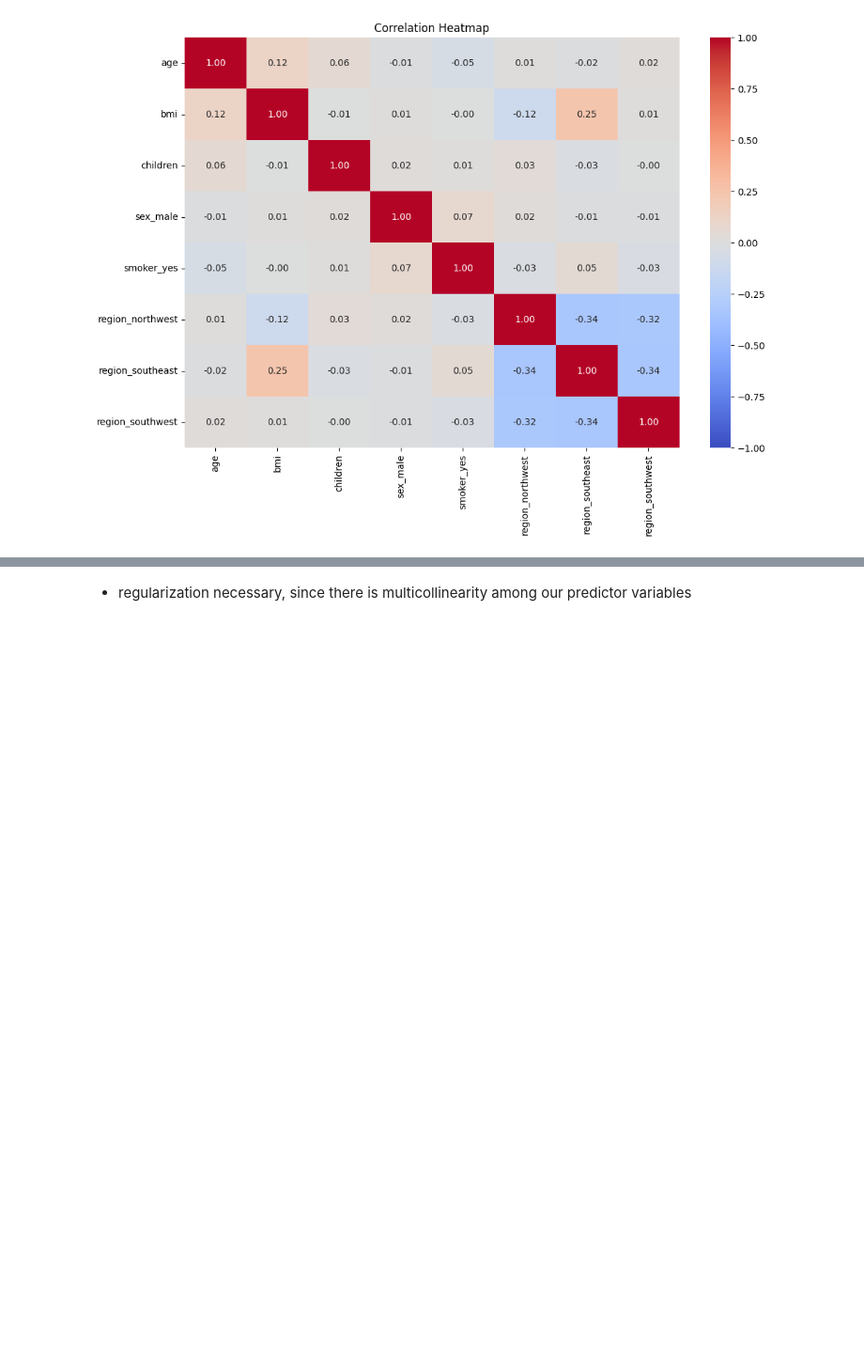
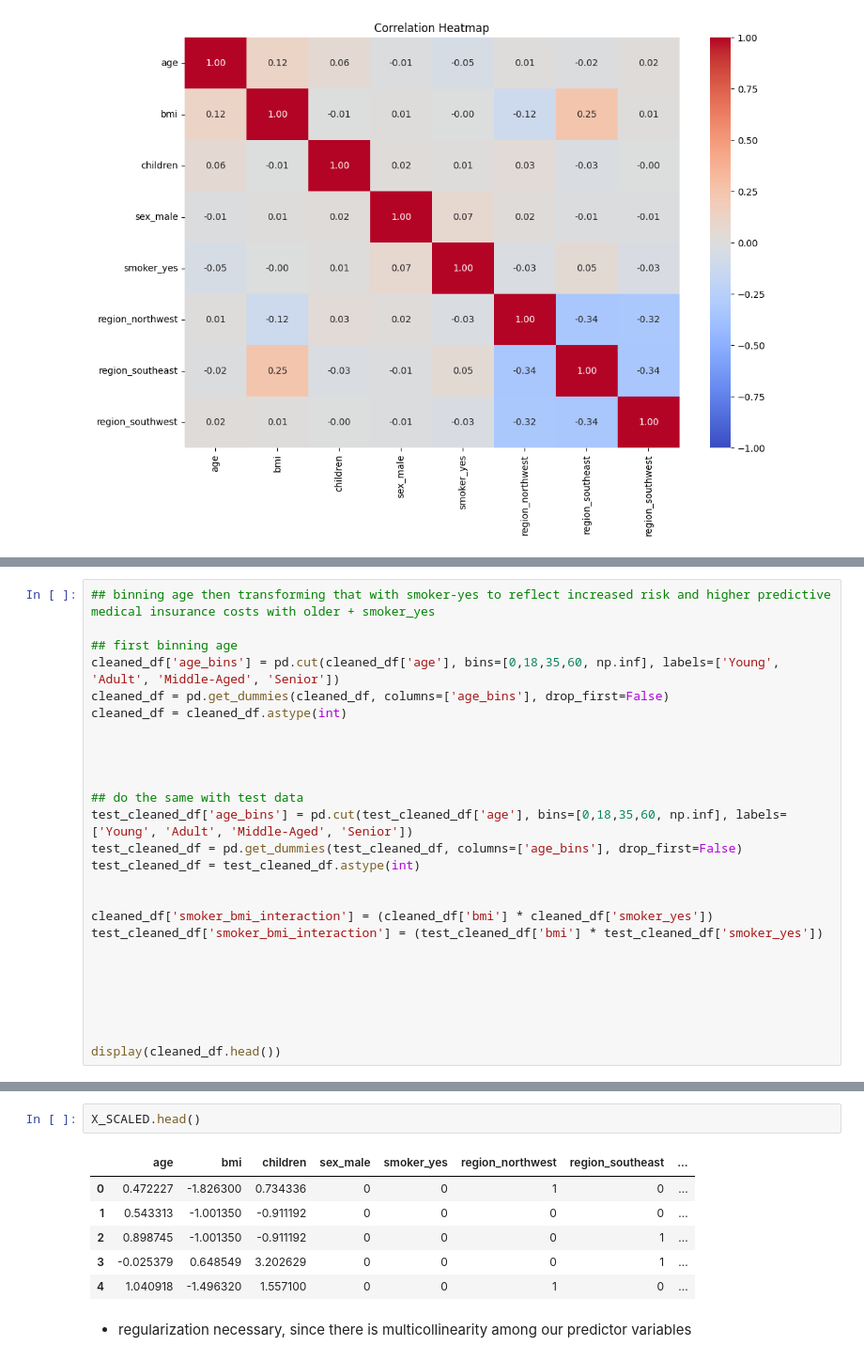
Before and after one commit to taiyyoson/463_dc_1, a Jupyter notebook: data_challenge_1.ipynb, the cells around one changed output, grey strips where cells are left out. Shown: that part at 94% size. Cells and saved outputs as stored; diff of their text form; blank space fills up the shorter version.

```diff
--- a/data_challenge_1.ipynb
+++ b/data_challenge_1.ipynb
@@ -254,0 +264,26 @@ plt.show()
+# %%
+## binning age then transforming that with smoker-yes to reflect increased risk and higher predictive medical insurance costs with older + smoker_yes
+
+## first binning age
+cleaned_df['age_bins'] = pd.cut(cleaned_df['age'], bins=[0,18,35,60, np.inf], labels=['Young', 'Adult', 'Middle-Aged', 'Senior'])
+cleaned_df = pd.get_dummies(cleaned_df, columns=['age_bins'], drop_first=False)
+cleaned_df = cleaned_df.astype(int)
+
+
+
+
+## do the same with test data
+test_cleaned_df['age_bins'] = pd.cut(test_cleaned_df['age'], bins=[0,18,35,60, np.inf], labels=['Young', 'Adult', 'Middle-Aged', 'Senior'])
+test_cleaned_df = pd.get_dummies(test_cleaned_df, columns=['age_bins'], drop_first=False)
+test_cleaned_df = test_cleaned_df.astype(int)
+
+
+cleaned_df['smoker_bmi_interaction'] = (cleaned_df['bmi'] * cleaned_df['smoker_yes'])
+test_cleaned_df['smoker_bmi_interaction'] = (test_cleaned_df['bmi'] * test_cleaned_df['smoker_yes'])
+
+
+
+
+
+
+display(cleaned_df.head())
@@ -255,3 +338,12 @@ plt.show()
+# %%
+X_SCALED.head()
+# %% [output]
+|  | age | bmi | children | sex_male | smoker_yes | region_northwest | region_southeast | ... |
+| 0 | 0.472227 | -1.826300 | 0.734336 | 0 | 0 | 1 | 0 | ... |
+| 1 | 0.543313 | -1.001350 | -0.911192 | 0 | 0 | 0 | 0 | ... |
+| 2 | 0.898745 | -1.001350 | -0.911192 | 0 | 0 | 0 | 1 | ... |
+| 3 | -0.025379 | 0.648549 | 3.202629 | 0 | 0 | 0 | 1 | ... |
+| 4 | 1.040918 | -1.496320 | 1.557100 | 0 | 0 | 1 | 0 | ... |
 # %% [markdown]
 - regularization necessary, since there is multicollinearity among our predictor variables
 # %%
```
Also changed, not shown: parts of 32 cells of this notebook, 1 other file.
